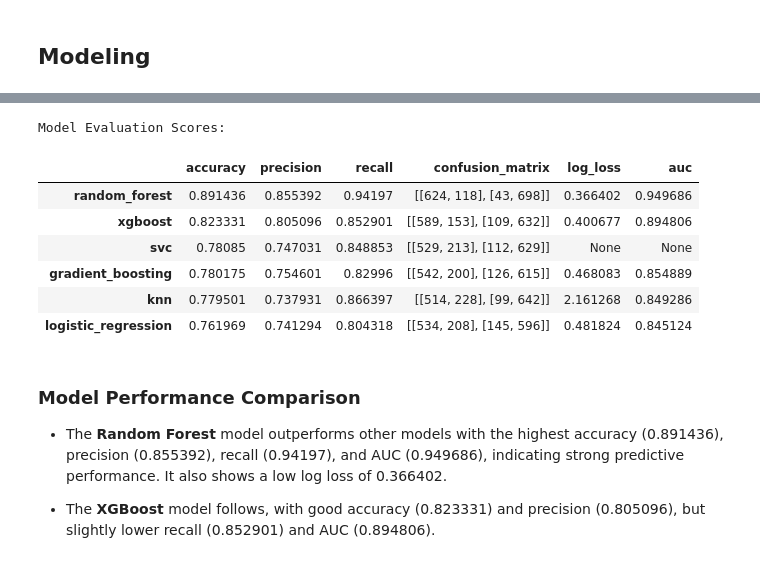
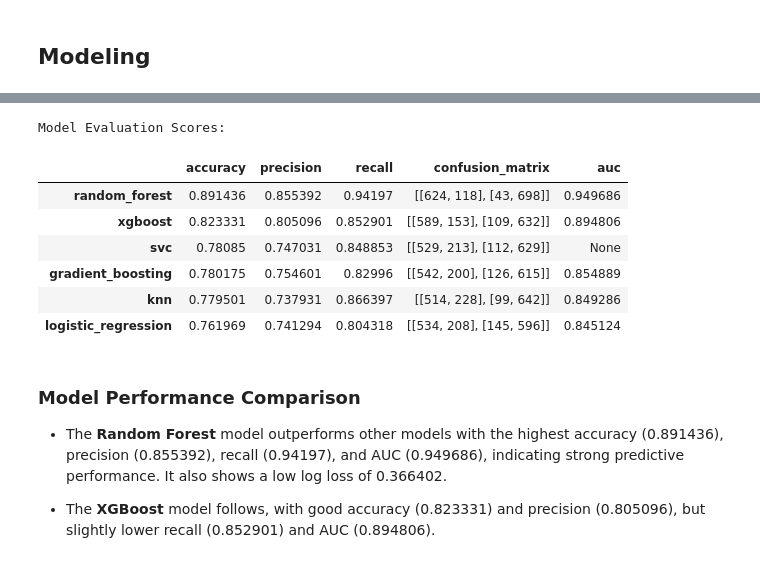
Before and after one commit to elishastanley/Churn-Prediction-Enhancing-Retention-with-Machine-Learning, a Jupyter notebook: Notebooks/main.ipynb, the cells around one changed output, grey strips where cells are left out. Cells and saved outputs as stored; diff of their text form; code cells hidden in the pictures.

```diff
--- a/Notebooks/main.ipynb
+++ b/Notebooks/main.ipynb
@@ -765,45 +765,41 @@ display_pipelines(grid_searches)
 # %%
 # Initializing a dictionary to hold evaluation metrics
 evaluation_results = {}
 
 # Evaluating each model on the validation set
 for model_name, grid_search in grid_searches.items():
     y_pred = grid_search.predict(X_val)
     y_pred_proba = grid_search.predict_proba(X_val)[:, 1] if hasattr(
         grid_search.best_estimator_, "predict_proba") else None
 
     accuracy = accuracy_score(y_val, y_pred)
     precision = precision_score(y_val, y_pred, average='binary')
     recall = recall_score(y_val, y_pred, average='binary')
     conf_matrix = confusion_matrix(y_val, y_pred)
-    logloss = log_loss(
-        y_val, y_pred_proba) if y_pred_proba is not None else None
-    auc = roc_auc_score(
-        y_val, y_pred_proba) if y_pred_proba is not None else None
+    auc = roc_auc_score(y_val, y_pred_proba) if y_pred_proba is not None else None
 
     evaluation_results[model_name] = {
         'accuracy': accuracy,
         'precision': precision,
         'recall': recall,
         'confusion_matrix': conf_matrix,
-        'log_loss': logloss,
         'auc': auc
     }
 
 df_scores = pd.DataFrame(evaluation_results).transpose()
 df_scores_sorted = df_scores.sort_values(by="accuracy", ascending=False)
 
 print("Model Evaluation Scores:")
 df_scores_sorted
 # %% [output]
 Model Evaluation Scores:
-|  | accuracy | precision | recall | confusion_matrix | log_loss | auc |
-| random_forest | 0.891436 | 0.855392 | 0.94197 | [[624, 118], [43, 698]] | 0.366402 | 0.949686 |
-| xgboost | 0.823331 | 0.805096 | 0.852901 | [[589, 153], [109, 632]] | 0.400677 | 0.894806 |
-| svc | 0.78085 | 0.747031 | 0.848853 | [[529, 213], [112, 629]] | None | None |
-| gradient_boosting | 0.780175 | 0.754601 | 0.82996 | [[542, 200], [126, 615]] | 0.468083 | 0.854889 |
-| knn | 0.779501 | 0.737931 | 0.866397 | [[514, 228], [99, 642]] | 2.161268 | 0.849286 |
-| logistic_regression | 0.761969 | 0.741294 | 0.804318 | [[534, 208], [145, 596]] | 0.481824 | 0.845124 |
+|  | accuracy | precision | recall | confusion_matrix | auc |
+| random_forest | 0.891436 | 0.855392 | 0.94197 | [[624, 118], [43, 698]] | 0.949686 |
+| xgboost | 0.823331 | 0.805096 | 0.852901 | [[589, 153], [109, 632]] | 0.894806 |
+| svc | 0.78085 | 0.747031 | 0.848853 | [[529, 213], [112, 629]] | None |
+| gradient_boosting | 0.780175 | 0.754601 | 0.82996 | [[542, 200], [126, 615]] | 0.854889 |
+| knn | 0.779501 | 0.737931 | 0.866397 | [[514, 228], [99, 642]] | 0.849286 |
+| logistic_regression | 0.761969 | 0.741294 | 0.804318 | [[534, 208], [145, 596]] | 0.845124 |
 # %% [markdown]
 ### Model Performance Comparison
 
```
Also changed, not shown: parts of 5 cells of this notebook.
